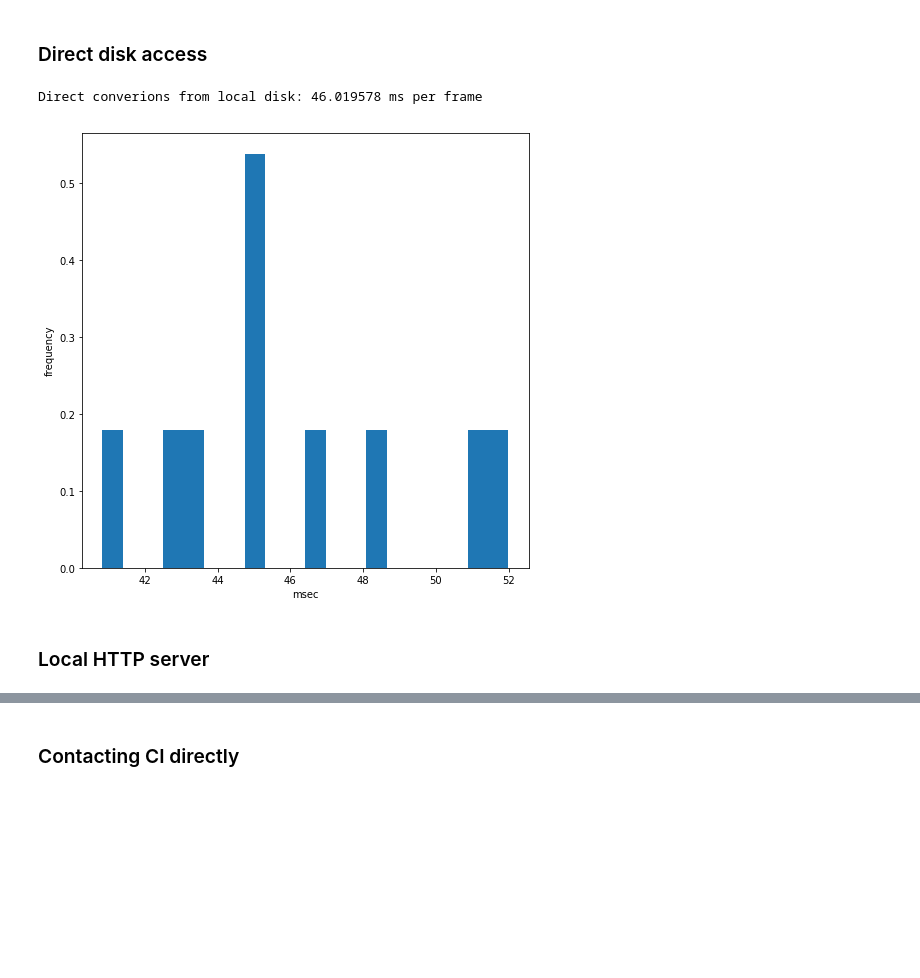
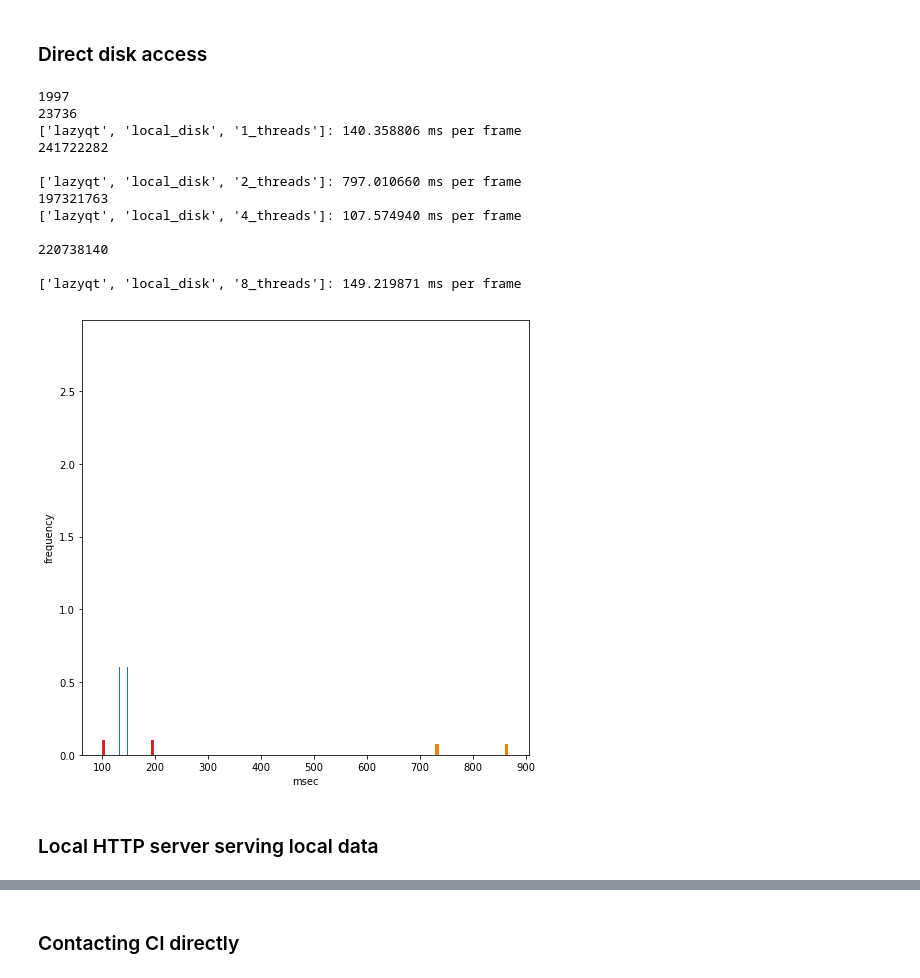
Before and after one commit to CamHD-Analysis/jupyter-lazyqt-benchmarking, a Jupyter notebook: PyCamHD Benchmarking.ipynb, the cells around one changed output, grey strips where cells are left out. Drawn from its saved outputs; the diff is of its cells as text; code cells hidden in the pictures; blank space fills up the shorter version.

```diff
--- a/PyCamHD Benchmarking.ipynb
+++ b/PyCamHD Benchmarking.ipynb
@@ -53,0 +20,42 @@ def process_times( times, desc ):
+# %%
+## Default values
+
+## These paths must exist in all locations ... the code doesn't check...
+ci_url_root = "https://rawdata.oceanobservatories.org/files/"
+
+paths = ['/RS03ASHS/PN03B/06-CAMHDA301/2016/01/01/CAMHDA301-20160101T000000Z.mov',
+         '/RS03ASHS/PN03B/06-CAMHDA301/2016/01/01/CAMHDA301-20160101T030000Z.mov',
+         '/RS03ASHS/PN03B/06-CAMHDA301/2016/01/01/CAMHDA301-20160101T060000Z.mov',
+         '/RS03ASHS/PN03B/06-CAMHDA301/2016/01/01/CAMHDA301-20160101T090000Z.mov',
+         '/RS03ASHS/PN03B/06-CAMHDA301/2016/01/01/CAMHDA301-20160101T120000Z.mov'
+        ]
+local_path = "/data"
+
+local_cached_url   = 'http://localhost:8080/'
+local_uncached_url = 'http://localhost:9080/'
+
+local_nginx_url    = 'http://localhost:9081/'
+
+gae_uncached_url   = 'https://camhd-app-dev-nocache.appspot.com/'
+gae_cached_url   = 'https://camhd-app-dev.appspot.com/'
+
+DEFAULT_REPS = 100
+
+nthreads = [1,2,4,8]
+
+import platform
+hostname = platform.node()
+config_file = "%s_config.json" % hostname
+
+results_file = "%s_results.json" % hostname
+# %%
+## import local configuration
+if os.path.isfile(config_file):
+    print("Loading config file %s" % config_file)
+
+    with open( config_file, 'r' ) as f:
+        conf = json.load( f )
+
+
+    if 'local_path' in conf.keys(): local_path = conf['local_path']
+    if 'default_reps' in conf.keys():       DEFAULT_REPS = conf['default_reps']
@@ -55,12 +180,21 @@ def process_times( times, desc ):
 # Direct LazyQT conversion
 # %% [markdown]
 ### Direct disk access
-# %%
-times = test_lazyqt("/Users/aaron/workspace/CamHD_analysis/data", reps=10 )
-
-process_times( times, "Direct converions from local disk")
-# %% [output]
-Direct converions from local disk: 46.019578 ms per frame
-[figure, removed]
+# %%
+run_analysis( lazyqt.LazyQtAccessor( local_path ), ["lazyqt","local_disk"])
+# %% [output]
+1997
+23736
+['lazyqt', 'local_disk', '1_threads']: 140.358806 ms per frame
+241722282
+
+['lazyqt', 'local_disk', '2_threads']: 797.010660 ms per frame
+197321763
+['lazyqt', 'local_disk', '4_threads']: 107.574940 ms per frame
+
+220738140
+
+['lazyqt', 'local_disk', '8_threads']: 149.219871 ms per frame
+[figure, added]
 # %% [markdown]
-### Local HTTP server
+### Local HTTP server serving local data
```
Also changed, not shown: parts of 27 cells of this notebook.
